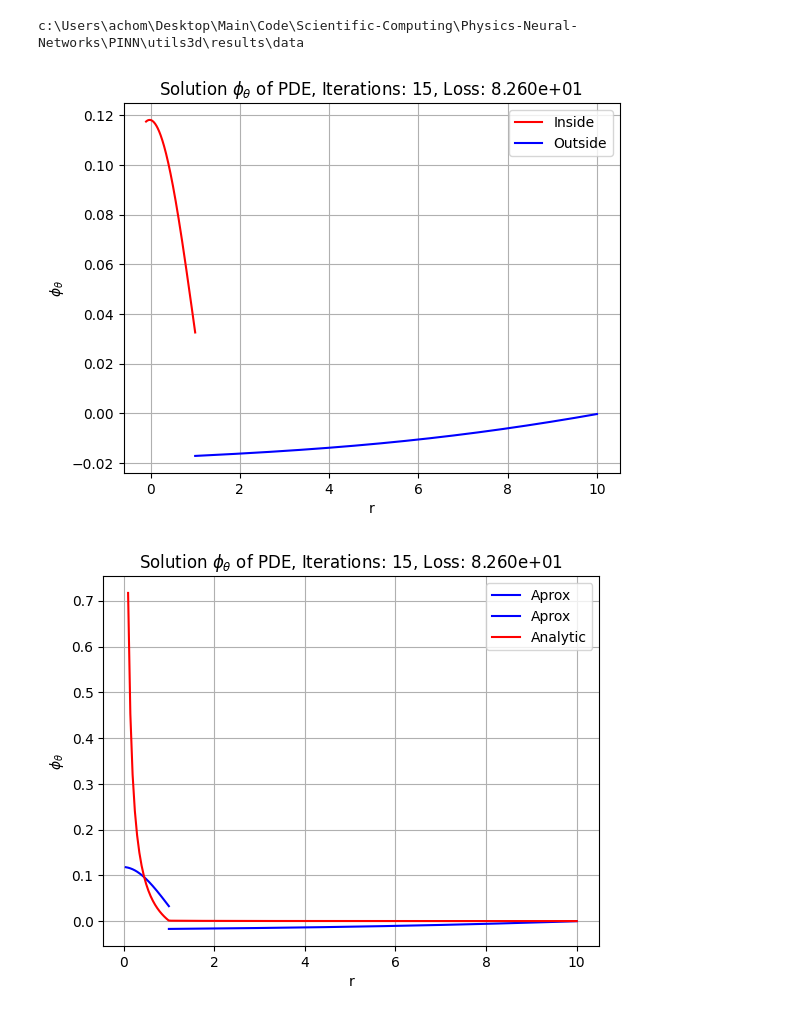
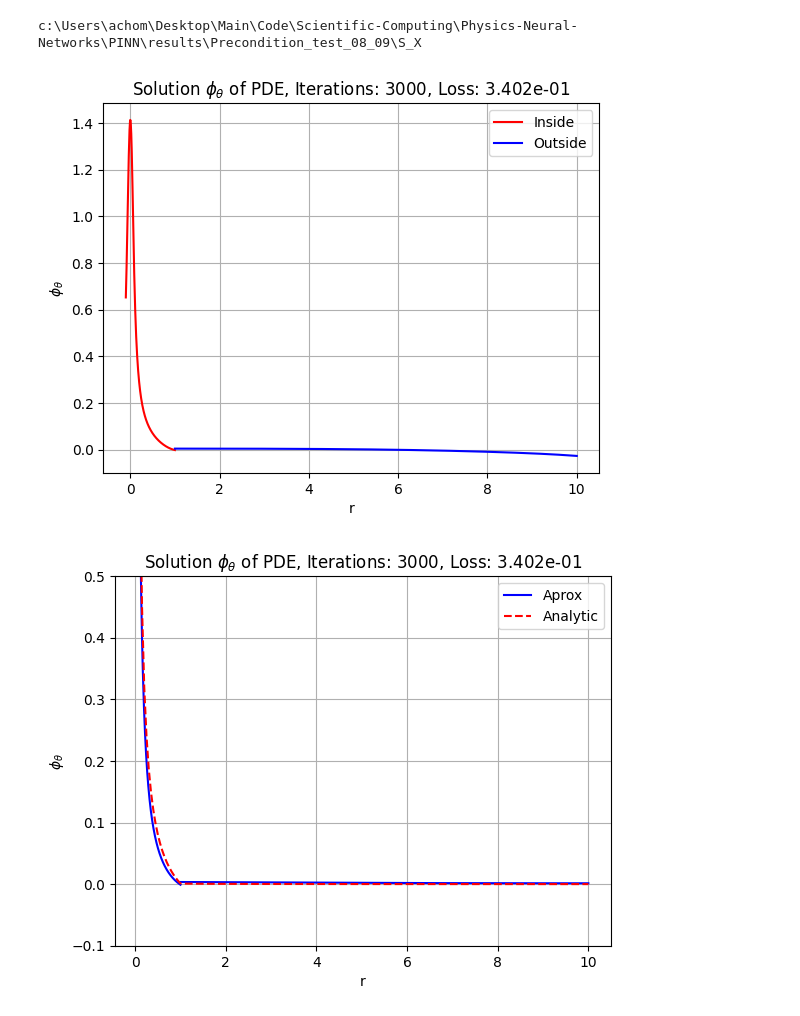
Before and after one commit to MartinAchondo/XPPBE, a Jupyter notebook: utils3d/Post/postprocessing_X.ipynb, the cells around one changed output. Drawn from its saved outputs; the diff is of its cells as text; code cells hidden in the pictures.

```diff
--- a/utils3d/Post/postprocessing_X.ipynb
+++ b/utils3d/Post/postprocessing_X.ipynb
@@ -31,12 +31,12 @@ from Postprocessing import View_results_X
 tf.compat.v1.logging.set_verbosity(tf.compat.v1.logging.ERROR)
 
 results_dir = os.path.sep.join(path_components[:-2])
-main_path = os.path.join(results_dir,'results','Precondition_test_02_09','X')
-main_path = os.path.join(results_dir,'utils3d','results','data')
+main_path = os.path.join(results_dir,'results','Precondition_test_08_09','S_X')
+#main_path = os.path.join(results_dir,'utils3d','results','data')
 
 print(main_path)
 # %% [output]
-c:\Users\achom\Desktop\Main\Code\Scientific-Computing\Physics-Neural-Networks\PINN\utils3d\results\data
+c:\Users\achom\Desktop\Main\Code\Scientific-Computing\Physics-Neural-Networks\PINN\results\Precondition_test_08_09\S_X
 # %%
 
 class Simulation():
@@ -59,11 +59,11 @@ class Simulation():
         PDE_out = self.PDE_out
         domain_out = PDE_out.set_domain(self.domain_out)
 
-        mesh_in = Mesh(domain_in, mesh_N=self.mesh, precondition=self.precondition)
-        mesh_in.create_mesh(self.borders_in, self.ins_domain_in)
+        mesh_in = Mesh(domain_in, mesh_N=self.mesh_in, precondition=self.precondition)
+        mesh_in.create_mesh(self.extra_meshes_in, self.ins_domain_in)
 
-        mesh_out = Mesh(domain_out, mesh_N=self.mesh, precondition=self.precondition)
-        mesh_out.create_mesh(self.borders_out, self.ins_domain_out)
+        mesh_out = Mesh(domain_out, mesh_N=self.mesh_out, precondition=self.precondition)
+        mesh_out.create_mesh(self.extra_meshes_out, self.ins_domain_out)
 
         PDE = self.PDE_Interface()
         PDE.adapt_PDEs([PDE_in,PDE_out],[PDE_in.epsilon,PDE_out.epsilon])
@@ -106,8 +106,9 @@ Sim.PDE_in.epsilon_G = inputs['epsilon_1']
 Sim.PDE_in.q = q_list
 Sim.PDE_in.problem = inputs
 
-inner_interface = {'type':'I', 'value':None, 'fun':None, 'dr':None, 'r':rI, 'N': 40}
-Sim.borders_in = {'1':inner_interface}
+inner_interface = {'type':'I', 'value':None, 'fun':None, 'r':rI, 'N': 40}
+inner_data = {'type':'K', 'value':None, 'fun':lambda x,y,z: Sim.PDE_in.analytic(x,y,z), 'r':'Random', 'N': 20}
+Sim.extra_meshes_in = {'1':inner_interface, '2': inner_data}
 Sim.ins_domain_in = {'rmax': rI}
 
 
@@ -120,15 +121,17 @@ Sim.PDE_out.q = q_list
 Sim.PDE_out.problem = inputs
 
 u_an = Sim.PDE_out.border_value(rB,0,0,rI)
-outer_interface = {'type':'I', 'value':None, 'fun':None, 'dr':None, 'r':rI, 'N':50}
-outer_dirichlet = {'type':'D', 'value':u_an, 'fun':None, 'dr':None, 'r':rB, 'N': 50}
-
-Sim.borders_out = {'1':outer_interface,'2':outer_dirichlet}
+outer_interface = {'type':'I', 'value':None, 'fun':None, 'r':rI, 'N':50}
+outer_dirichlet = {'type':'D', 'value':u_an, 'fun':None, 'r':rB, 'N': 50}
+outer_data = {'type':'K', 'value':None, 'fun':lambda x,y,z: Sim.PDE_out.analytic(x,y,z), 'r':'Random', 'N': 20}
+Sim.extra_meshes_out = {'1':outer_interface,'2':outer_dirichlet, '3': outer_data}
 Sim.ins_domain_out = {'rmax': rB,'rmin':rI}
 
-
 # Mesh
-Sim.mesh = {'N_r': 40}
+Sim.mesh_in = {'N_r': 40,
+                'N_r_P': 40}
+Sim.mesh_out = {'N_r': 40,
+                'N_r_P': 40}
 
 # Neural Network
 Sim.weights = {
@@ -141,7 +144,7 @@ Sim.weights = {
 
 Sim.lr = ([3000,6000],[1e-2,5e-3,5e-4])
 
-Nplot = 15
+Nplot = 3000
 Sim.folder_path = os.path.join(main_path, f'iter_{str(Nplot)}')
 
 Sim.names = ['model_1','model_2']
@@ -153,11 +156,11 @@ Post = View_results_X(Sim.XPINN_solver, View_results, save=True, directory=Sim.f
 # %%
 Post.plot_u_plane(theta=np.pi, phi=0)
 # %% [output]
-[figure, old version]
+[figure, new version]
 # %%
-Post.plot_aprox_analytic(theta=np.pi, phi=0)
+Post.plot_aprox_analytic(theta=np.pi/6, phi=np.pi/6, lims=[-0.1,0.5])
 # %% [output]
-[figure, old version]
+[figure, new version]
 # %%
 Post.plot_loss_history()
 # %% [output]
```
Also changed, not shown: parts of 2 cells of this notebook, 3 other files.
